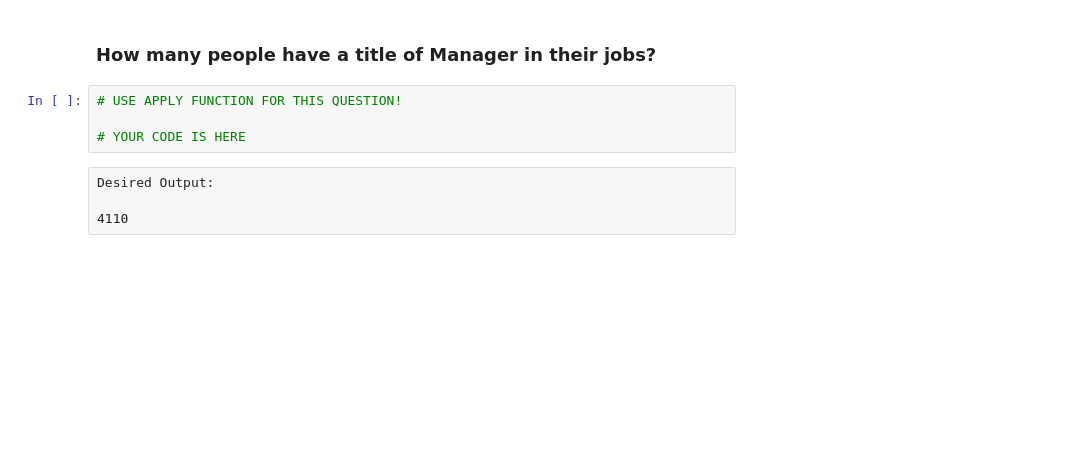
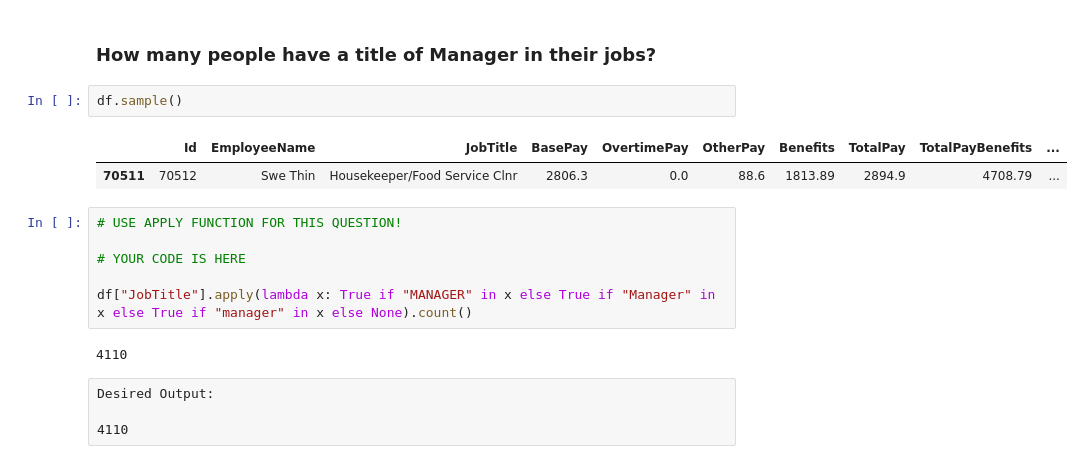
Before and after one commit to irfanduman/DAwPy_Assignments, a Jupyter notebook: Assignment_01_Student.ipynb, the cells around one changed output. Saved outputs shown, nothing was run; the diff lists cells and outputs as text; blank space fills up the shorter version.

```diff
--- a/Assignment_01_Student.ipynb
+++ b/Assignment_01_Student.ipynb
@@ -881,10 +928,19 @@ Desired Output:
 20366
 # %% [markdown]
 ### How many people have a title of Manager in their jobs?
+# %%
+df.sample()
+# %% [output]
+|  | Id | EmployeeName | JobTitle | BasePay | OvertimePay | OtherPay | Benefits | TotalPay | TotalPayBenefits | ... |
+| 70511 | 70512 | Swe Thin | Housekeeper/Food Service Clnr | 2806.3 | 0.0 | 88.6 | 1813.89 | 2894.9 | 4708.79 | ... |
 # %%
 # USE APPLY FUNCTION FOR THIS QUESTION!
 
 # YOUR CODE IS HERE
+
+df["JobTitle"].apply(lambda x: True if "MANAGER" in x else True if "Manager" in x else True if "manager" in x else None).count()
+# %% [output]
+4110
 # %% [raw]
 Desired Output:
 
```
Also changed, not shown: parts of 7 cells of this notebook.
